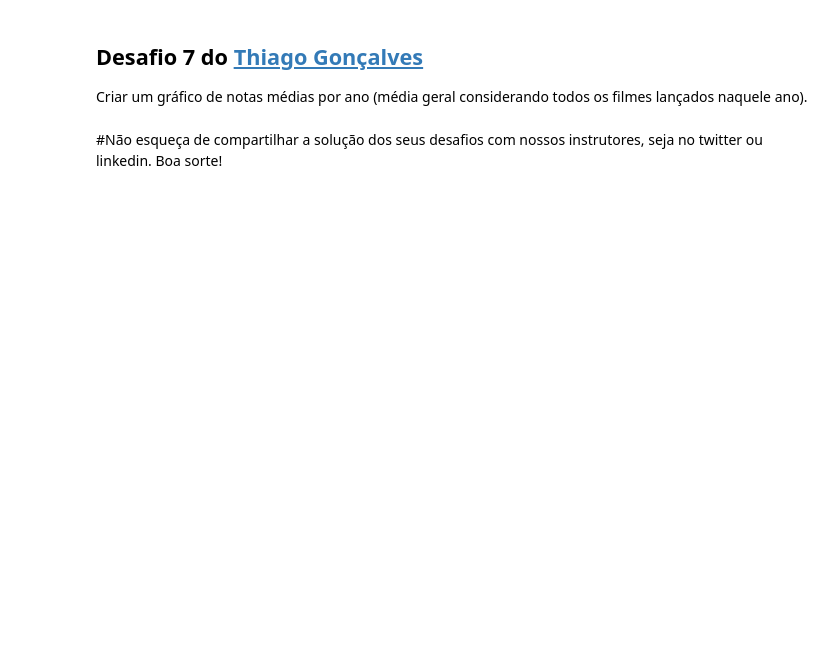
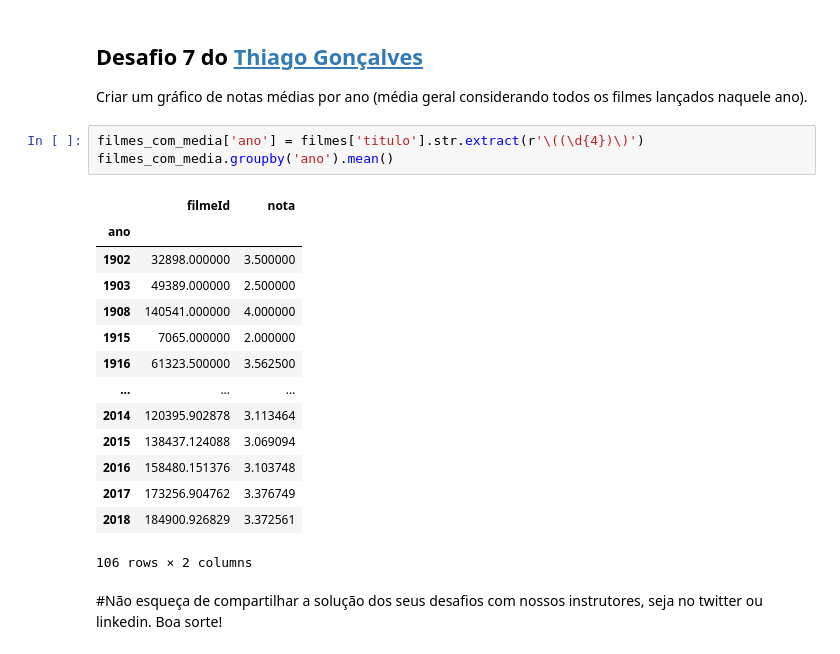
Before and after one commit to osandrolucas/QuarentenaDados, a Jupyter notebook: QuarentenaDados_aula02_osandrolucas.ipynb, the cells around one changed output. Cells and saved outputs as stored; diff of their text form; blank space fills up the shorter version.

```diff
--- a/QuarentenaDados_aula02_osandrolucas.ipynb
+++ b/QuarentenaDados_aula02_osandrolucas.ipynb
@@ -897,5 +999,23 @@ Plotar o boxplot e o histograma um do lado do outro (na mesma figura ou em figur
 ## Desafio 7 do [Thiago Gonçalves](https://twitter.com/tgcsantos)
 
 Criar um gráfico de notas médias por ano (média geral considerando todos os filmes lançados naquele ano).
+# %%
+filmes_com_media['ano'] = filmes['titulo'].str.extract(r'\((\d{4})\)')
+filmes_com_media.groupby('ano').mean()
+# %% [output]
+|  | filmeId | nota |
+| ano |  |  |
+| 1902 | 32898.000000 | 3.500000 |
+| 1903 | 49389.000000 | 2.500000 |
+| 1908 | 140541.000000 | 4.000000 |
+| 1915 | 7065.000000 | 2.000000 |
+| 1916 | 61323.500000 | 3.562500 |
+| ... | ... | ... |
+| 2014 | 120395.902878 | 3.113464 |
+| 2015 | 138437.124088 | 3.069094 |
+| 2016 | 158480.151376 | 3.103748 |
+| 2017 | 173256.904762 | 3.376749 |
+| 2018 | 184900.926829 | 3.372561 |
+106 rows × 2 columns
 # %% [markdown]
 #Não esqueça de compartilhar a solução dos seus desafios com nossos instrutores, seja no twitter ou linkedin. Boa sorte!
```
Also changed, not shown: parts of 16 cells of this notebook.
